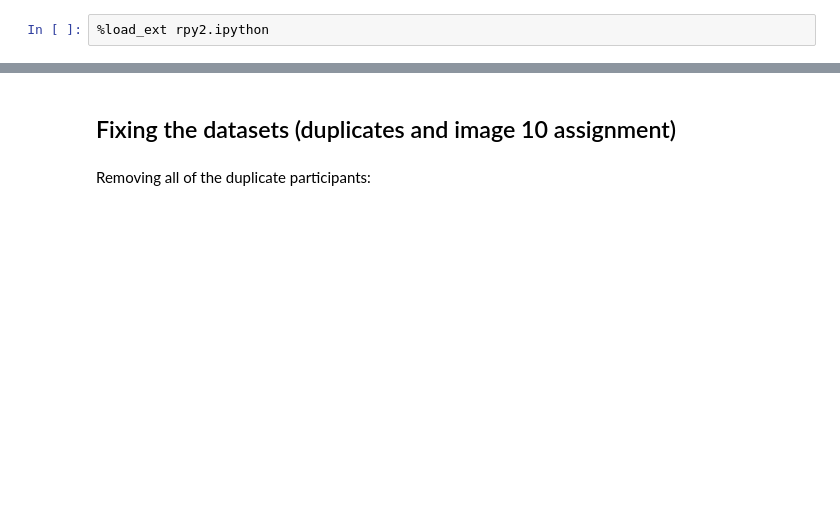
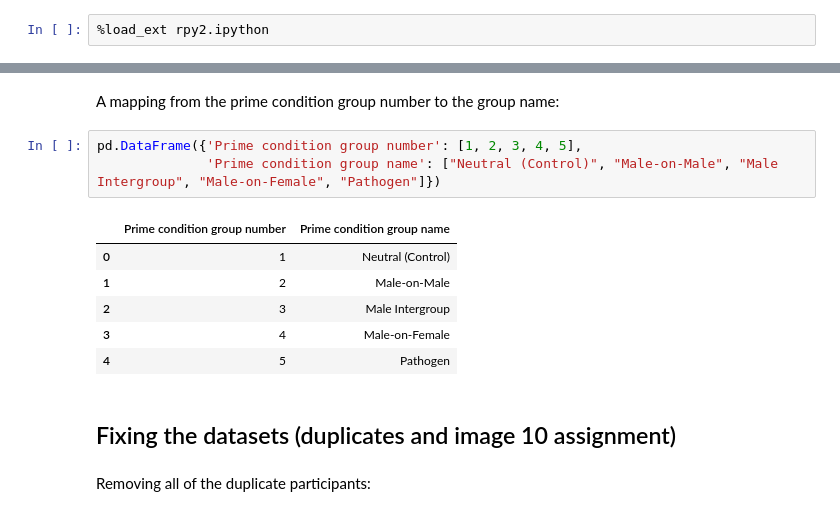
Before and after one commit to Natasha-R/Project-Reproduction-Open-Science, a Jupyter notebook: Correction/Correction Work.ipynb, the cells around one changed output, grey strips where cells are left out. Saved outputs shown, nothing was run; the diff lists cells and outputs as text; blank space fills up the shorter version.

```diff
--- a/Correction/Correction Work.ipynb
+++ b/Correction/Correction Work.ipynb
@@ -28,3 +40,15 @@ voice = pd.read_csv("main_study_voice_data_modified.csv")
+# %% [markdown]
+A mapping from the prime condition group number to the group name:
+# %%
+pd.DataFrame({'Prime condition group number': [1, 2, 3, 4, 5],
+              'Prime condition group name': ["Neutral (Control)", "Male-on-Male", "Male Intergroup", "Male-on-Female", "Pathogen"]})
+# %% [output]
+|  | Prime condition group number | Prime condition group name |
+| 0 | 1 | Neutral (Control) |
+| 1 | 2 | Male-on-Male |
+| 2 | 3 | Male Intergroup |
+| 3 | 4 | Male-on-Female |
+| 4 | 5 | Pathogen |
 # %% [markdown]
 ## Fixing the datasets (duplicates and image 10 assignment)
 # %% [markdown]
```
Also changed, not shown: parts of 20 cells of this notebook.
